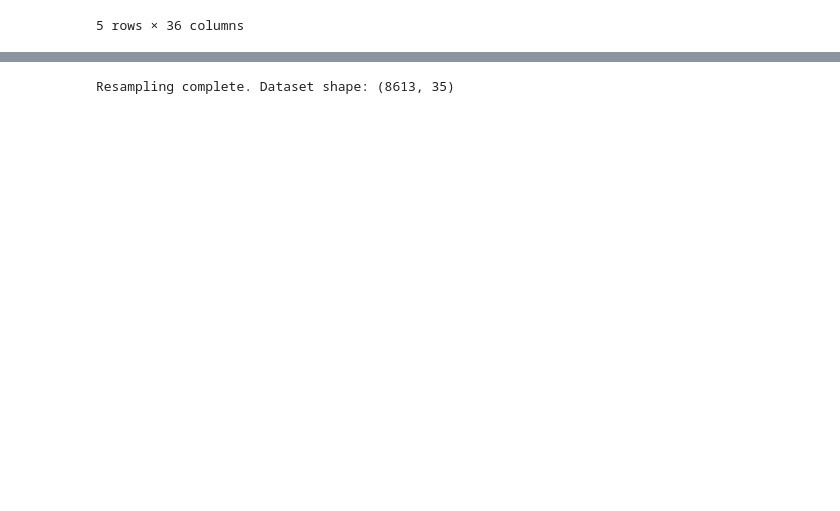
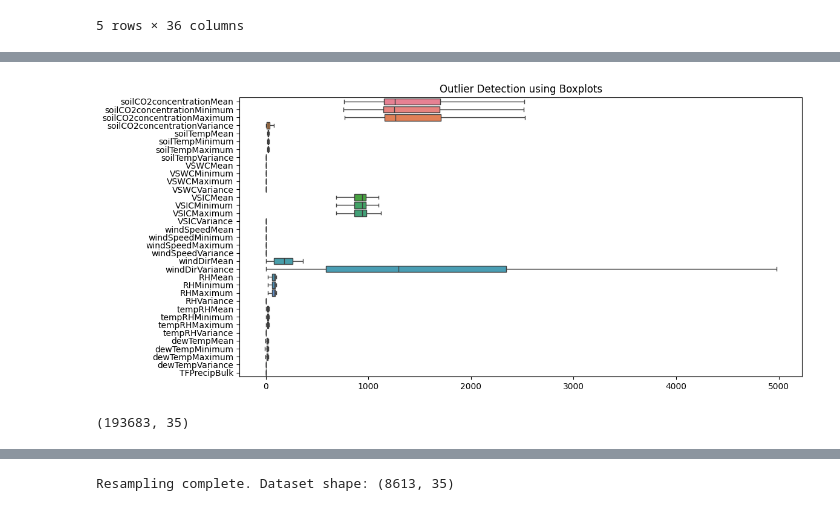
Before and after one commit to aliirshad3098/Smart_Farming_Disease_Risk_Prediction_Using_Weather_and_Soil_Data, a Jupyter notebook: creating_30_min_dataframe.ipynb, the cells around one changed output, grey strips where cells are left out. Drawn from its saved outputs; the diff is of its cells as text; code cells hidden in the pictures; blank space fills up the shorter version.

```diff
--- a/creating_30_min_dataframe.ipynb
+++ b/creating_30_min_dataframe.ipynb
@@ -19,3 +69,28 @@ df.set_index('datetime', inplace=True)
+# %%
+def remove_outliers_iqr(df, cols):
+    for col in cols:
+        Q1 = df[col].quantile(0.25)
+        Q3 = df[col].quantile(0.75)
+        IQR = Q3 - Q1
+        lower = Q1 - 1.5*IQR
+        upper = Q3 + 1.5*IQR
+        df[col] = np.clip(df[col], lower, upper)
+
+    return df
+# Columns to check for outliers
+numeric_cols = df.select_dtypes(include=np.number).columns.tolist()
+df = remove_outliers_iqr(df, numeric_cols)
+# %%
+plt.figure(figsize=(12,6))
+sns.boxplot(data=df, orient="h")
+plt.title("Outlier Detection using Boxplots")
+plt.show()
+# %% [output]
+[figure, added]
+# %%
+df.shape
+# %% [output]
+(193683, 35)
 # %%
 # Identify columns by type (Mean, Min, Max, Variance)
 mean_cols = [col for col in df.columns if 'Mean' in col]
```
Also changed, not shown: parts of 9 cells of this notebook, 7 other files.
